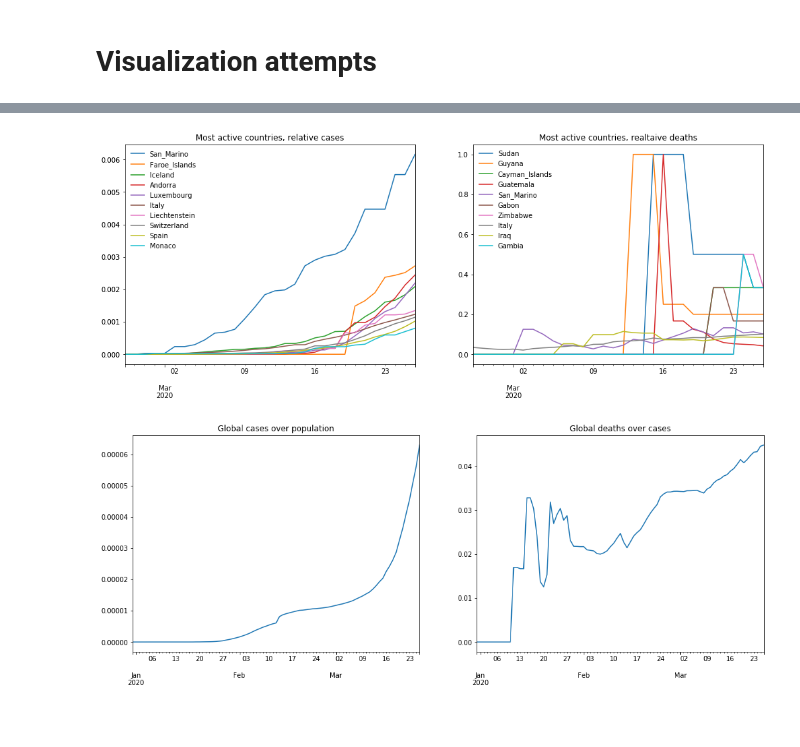
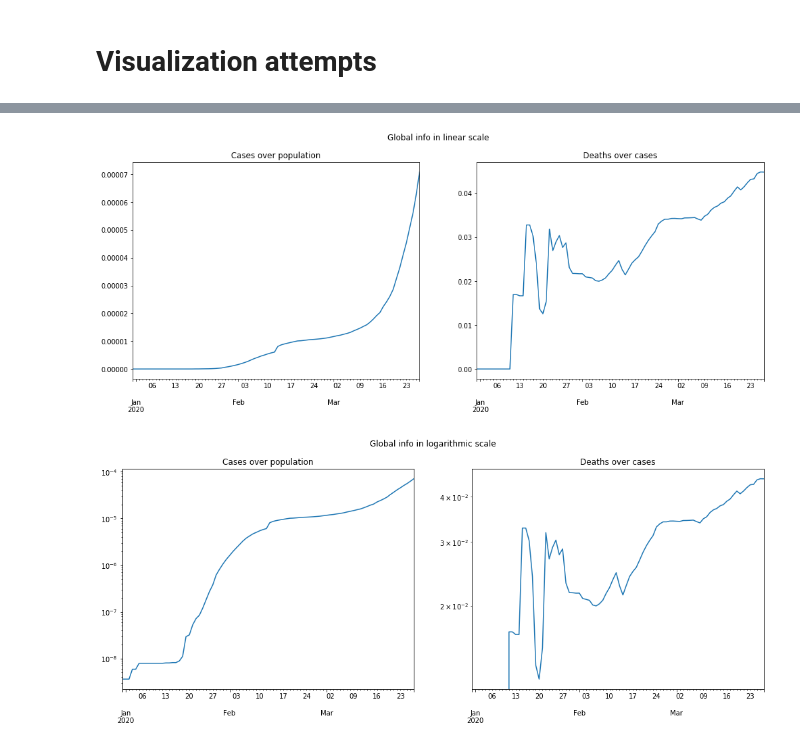
Before and after one commit to simon-verheyen/Portfolio, a Jupyter notebook: COVID-data/Visualization-Attempts.ipynb, the cells around one changed output, grey strips where cells are left out. Saved outputs shown, nothing was run; the diff lists cells and outputs as text; code cells hidden in the pictures; blank space fills up the shorter version.

```diff
--- a/COVID-data/Visualization-Attempts.ipynb
+++ b/COVID-data/Visualization-Attempts.ipynb
@@ -45,22 +58,11 @@ mt.plot_side_by_side(df_deaths_most_new, df_deaths_most_total)
-# %%
-worst_cases_rel = mt.worst_in_cat(today, 'cases_relative')
-worst_deaths_rel = mt.worst_in_cat(today, 'deaths_relative')
-
-df_cases_most_relative = df_cases_relative[worst_cases_rel].tail(30)
-df_cases_most_relative.name = 'Most active countries, relative cases'
-
-df_deaths_most_relative = df_deaths_relative[worst_deaths_rel].tail(30)
-df_deaths_most_relative.name = 'Most active countries, realtaive deaths'
-
-mt.plot_side_by_side(df_cases_most_relative, df_deaths_most_relative)
-# %% [output]
-[figure, removed]
 # %%
 global_cases_relative = df_cases_total.sum(axis=1) / df_populations.sum(axis=0)[1]
-global_cases_relative.name = 'Global cases over population'
+global_cases_relative.name = 'Cases over population'
 global_deaths_relative  = df_deaths_total.sum(axis=1) / df_cases_total.sum(axis=1)
-global_deaths_relative.name = 'Global deaths over cases'
+global_deaths_relative.name = 'Deaths over cases'
 
-mt.plot_side_by_side(global_cases_relative, global_deaths_relative, leg=False)
+mt.plot_side_by_side(global_cases_relative, global_deaths_relative, leg=False, title='Global info in linear scale')
+mt.plot_side_by_side(global_cases_relative, global_deaths_relative, leg=False, scale='log', title='Global info in logarithmic scale')
 # %% [output]
-[figure, old version]
+[figure, new version]
+[figure, added]
```
Also changed, not shown: parts of 1 cell of this notebook, 10 other files.
